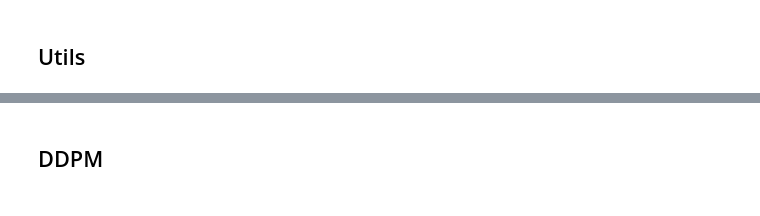
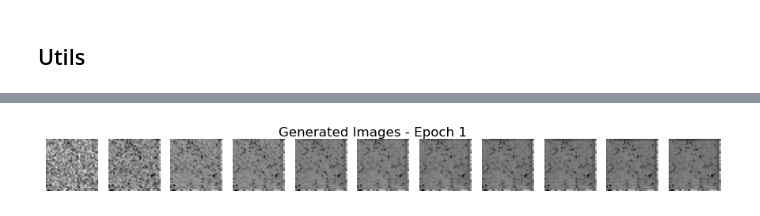
Before and after one commit to Kyl23/GAI-Project-4, a Jupyter notebook: Project_4.ipynb, the cells around one changed output, grey strips where cells are left out. Drawn from its saved outputs; the diff is of its cells as text; code cells hidden in the pictures.

Commit message:
rewrite ddpm

```diff
--- a/Project_4.ipynb
+++ b/Project_4.ipynb
@@ -2,0 +12,9 @@
+# %%
+from kaggle_secrets import UserSecretsClient
+
+BATCH_SIZE = 128
+LEARNING_RATE = 1e-3
+NUM_DIFFUSION_STEPS = 1000
+EPOCHS = 40
+LOG_FREQUENCY = 200
+DEVICE = torch.device("cuda") if torch.cuda.is_available() else torch.device("cpu")
@@ -15,7 +205,7 @@ Drive already mounted at /content/drive; to attempt to forcibly remount, call dr
 import matplotlib.pyplot as plt
 
 def show_images(images, title):
-    fig, axes = plt.subplots(3, 3, figsize=(3, 3))
+    fig, axes = plt.subplots(1, len(images), figsize=(len(images), 1))
     axes = axes.flatten()
     for img, ax in zip(images, axes):
         ax.imshow(img.squeeze().cpu().numpy(), cmap='gray')
@@ -193 +215,33 @@ Epoch [4/10], Step [119/118], Loss: 31.8026
+# %%
+layers = [1, 16, 32, 128]
+model = UNet(layers).to(DEVICE)
+optimizer = torch.optim.Adam(model.parameters(), lr=LEARNING_RATE)
+
+noise_scheduler = DDPMScheduler(
+    beta_start=0.00085,
+    beta_end=0.012,
+#     beta_schedule="scaled_linear",
+    num_train_timesteps=NUM_DIFFUSION_STEPS,
+)
+
+for epoch in tqdm(range(EPOCHS)):
+    for i, (x, _) in enumerate(train_dl):
+        x = x.to(DEVICE)
+        noise = torch.randn(x.shape).to(DEVICE)
+        timesteps = torch.randint(0, NUM_DIFFUSION_STEPS, (len(x),)).long().to(DEVICE)
+        noised_images = noise_scheduler.add_noise(x, noise, timesteps)
+        noise_pred = model(noised_images, timesteps[:, None] / NUM_DIFFUSION_STEPS)
+
+        loss = F.mse_loss(noise_pred, noise, reduction="none").mean()
+        loss.backward()
+        nn.utils.clip_grad_norm_(model.parameters(), 1.0)
+
+        optimizer.step()
+        optimizer.zero_grad()
+
+
+    images = generate_denoised_images_ddpm(model.eval(), NUM_DIFFUSION_STEPS, torch.randn(x.shape), noise_scheduler)
+    show_images([img[0] for img in images], f'Generated Images - Epoch {epoch+1}')
+# %% [output]
+[figure, added]
 # %%
@@ -195,2 +248,0 @@ torch.save(dip, f'dip.mod')
-# %% [markdown]
-## DDPM
```
Also changed, not shown: parts of 26 cells of this notebook.
